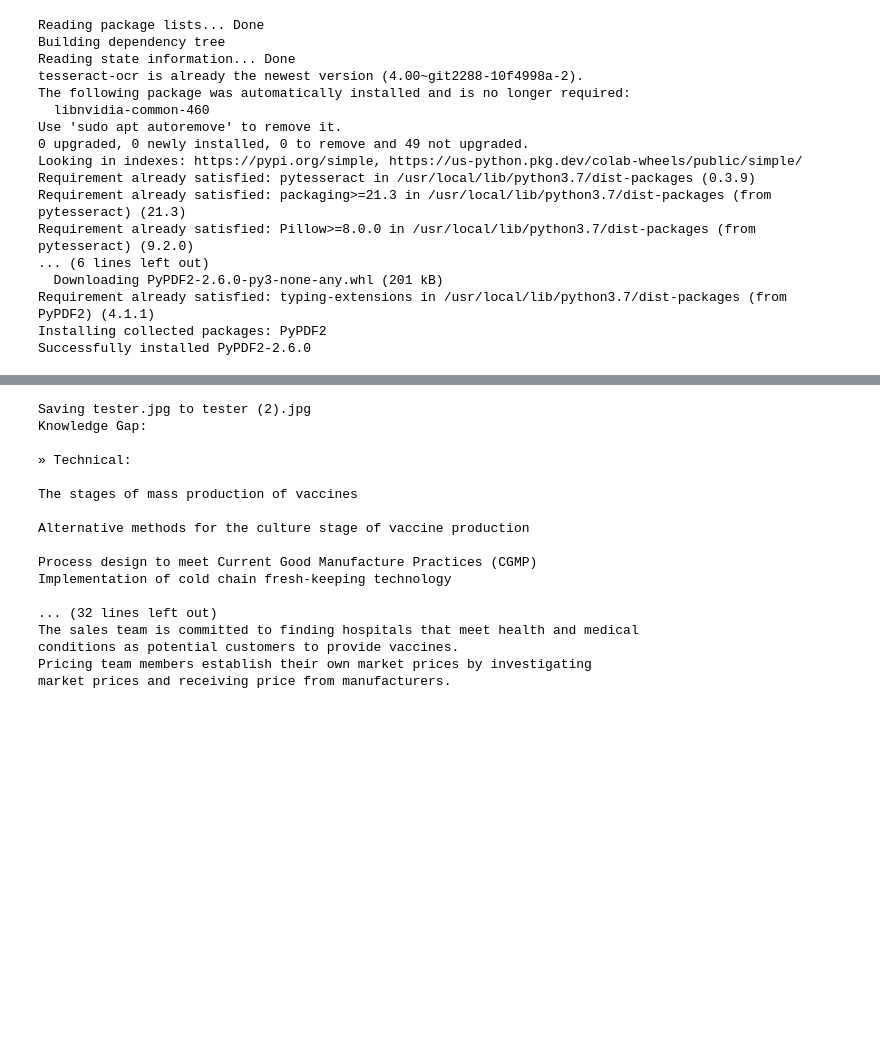
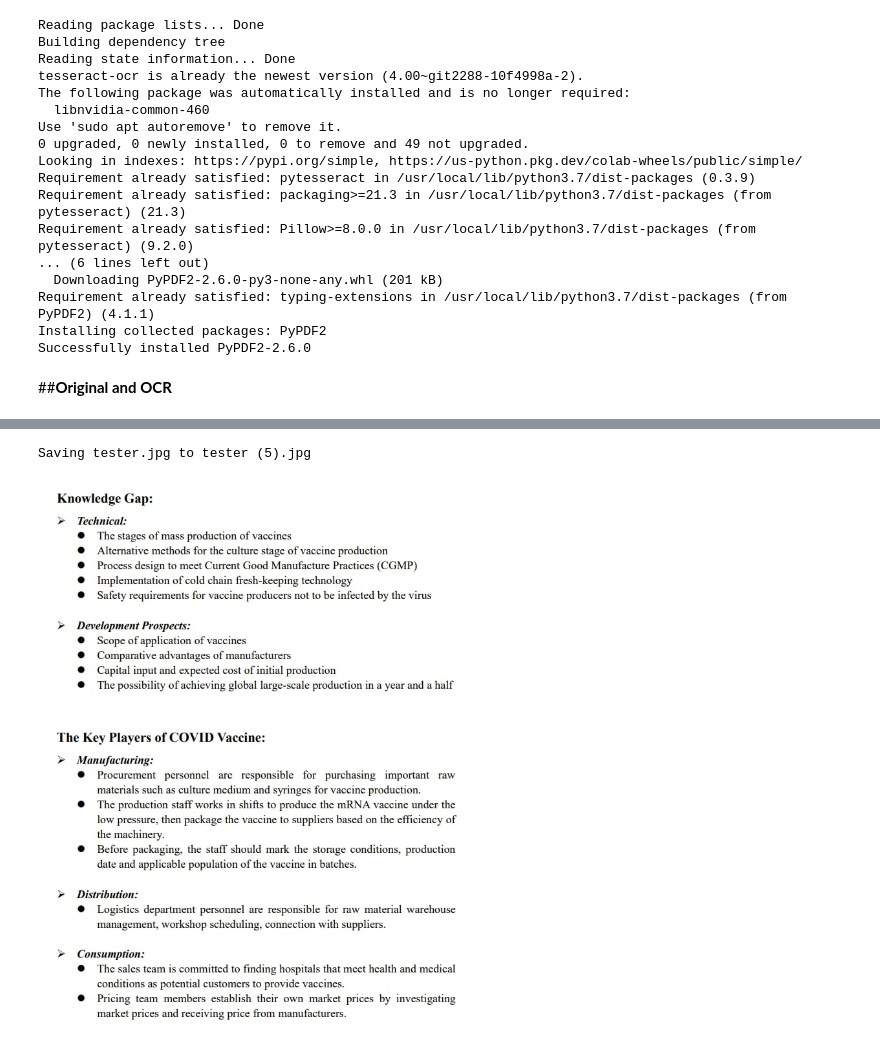
Before and after one commit to GuptPrana/NLPScreening-CareerHackers.io, a Jupyter notebook: OCRvsPyPDF2.ipynb, the cells around one changed output, grey strips where cells are left out. Saved outputs shown, nothing was run; the diff lists cells and outputs as text; code cells hidden in the pictures; blank space fills up the shorter version.

```diff
--- a/OCRvsPyPDF2.ipynb
+++ b/OCRvsPyPDF2.ipynb
@@ -27,27 +29,15 @@ import cv2
 import pdf2image
 import PyPDF2
 from PIL import Image
+# %% [markdown]
+##**Original and OCR**
 # %%
 from google.colab import files
 uploaded = files.upload()
-text = pytesseract.image_to_string(Image.open('tester.jpg'))
-print(text)
+im = Image.open('tester.jpg')
+import IPython.display as display
+display.display(im)
 # %% [output]
 [interactive output not drawn]
-Saving tester.jpg to tester (2).jpg
-Knowledge Gap:
-
-» Technical:
-
-The stages of mass production of vaccines
-
-Alternative methods for the culture stage of vaccine production
-
-Process design to meet Current Good Manufacture Practices (CGMP)
-Implementation of cold chain fresh-keeping technology
-
-... (32 lines left out)
-The sales team is committed to finding hospitals that meet health and medical
-conditions as potential customers to provide vaccines.
-Pricing team members establish their own market prices by investigating
-market prices and receiving price from manufacturers.
+Saving tester.jpg to tester (5).jpg
+[figure, added]
```
Also changed, not shown: parts of 3 cells of this notebook.
